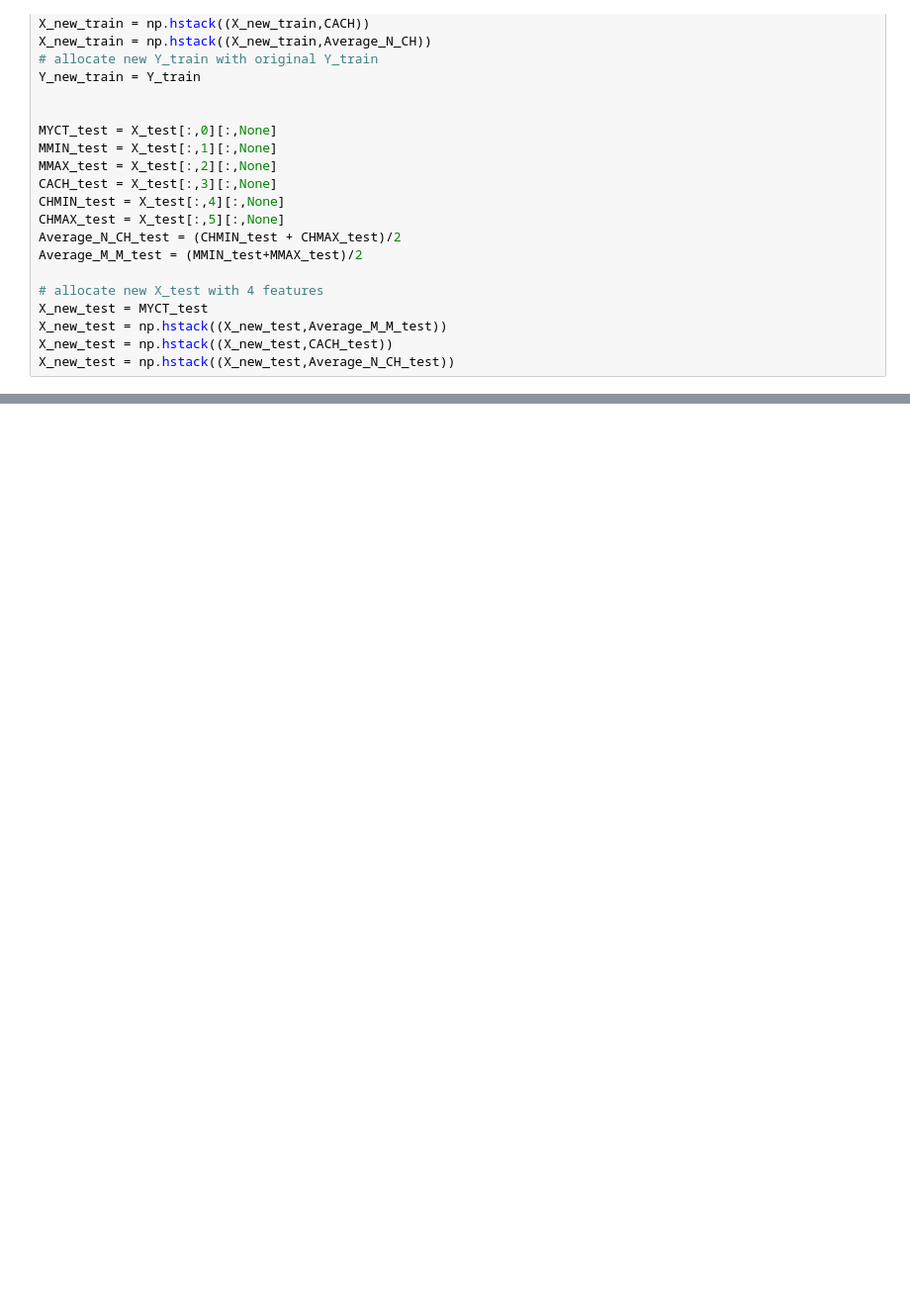
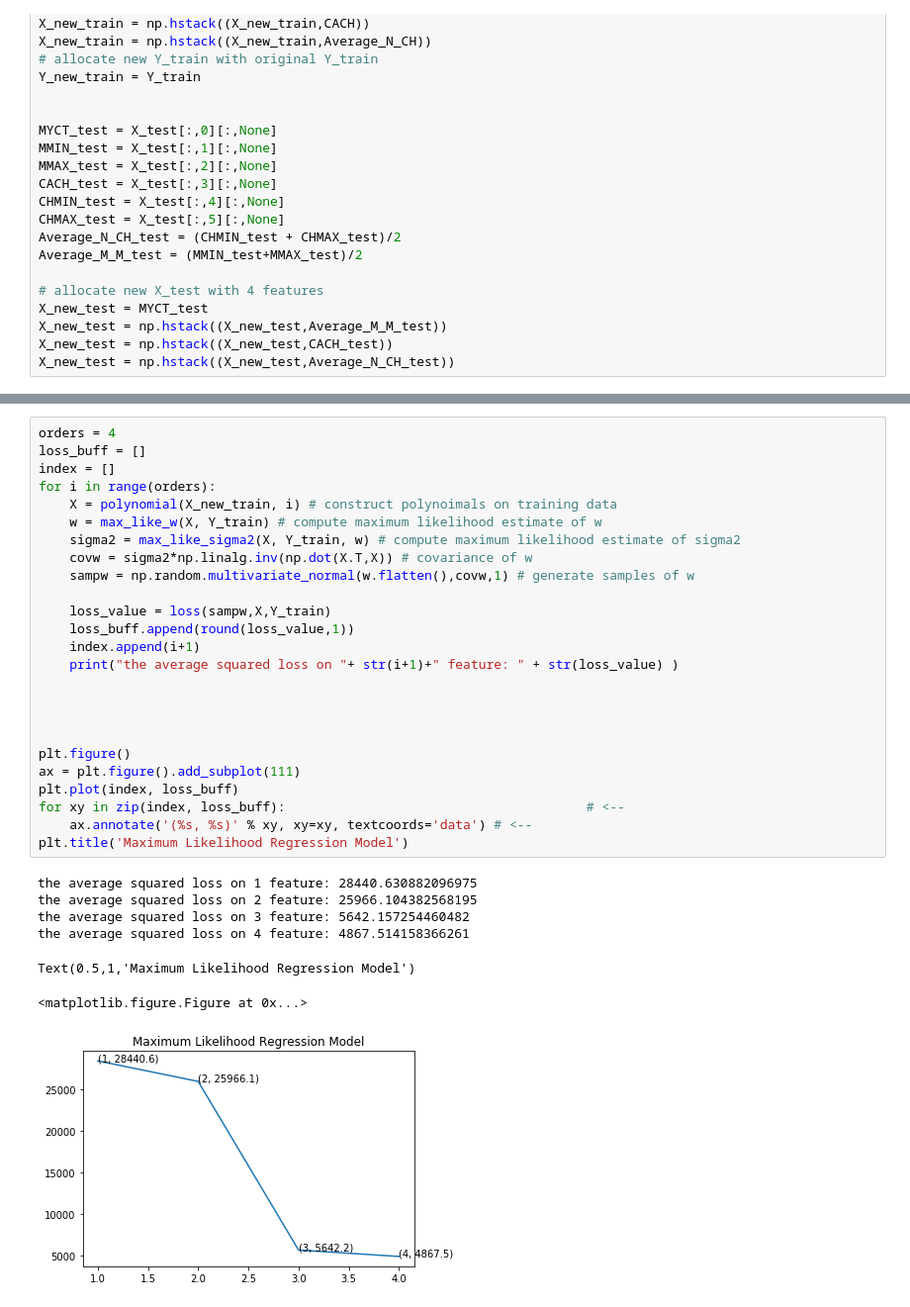
Before and after one commit to yangh567/MLCoursework, a Jupyter notebook: Regression/RM-maximum-likelihood-regression.ipynb, the cells around one changed output, grey strips where cells are left out. Shown at 99% size. Cells and saved outputs as stored; diff of their text form; blank space fills up the shorter version.

```diff
--- a/Regression/RM-maximum-likelihood-regression.ipynb
+++ b/Regression/RM-maximum-likelihood-regression.ipynb
@@ -340,0 +344,33 @@ np.savetxt('my_submission_new_ml.csv', y_pred_pp_new, fmt='%d', delimiter=",",he
+# %%
+orders = 4
+loss_buff = []
+index = []
+for i in range(orders):
+    X = polynomial(X_new_train, i) # construct polynoimals on training data
+    w = max_like_w(X, Y_train) # compute maximum likelihood estimate of w
+    sigma2 = max_like_sigma2(X, Y_train, w) # compute maximum likelihood estimate of sigma2
+    covw = sigma2*np.linalg.inv(np.dot(X.T,X)) # covariance of w
+    sampw = np.random.multivariate_normal(w.flatten(),covw,1) # generate samples of w
+
+    loss_value = loss(sampw,X,Y_train)
+    loss_buff.append(round(loss_value,1))
+    index.append(i+1)
+    print("the average squared loss on "+ str(i+1)+" feature: " + str(loss_value) )
+
+
+
+
+plt.figure()
+ax = plt.figure().add_subplot(111)
+plt.plot(index, loss_buff)
+for xy in zip(index, loss_buff):                                       # <--
+    ax.annotate('(%s, %s)' % xy, xy=xy, textcoords='data') # <--
+plt.title('Maximum Likelihood Regression Model')
+# %% [output]
+the average squared loss on 1 feature: 28440.630882096975
+the average squared loss on 2 feature: 25966.104382568195
+the average squared loss on 3 feature: 5642.157254460482
+the average squared loss on 4 feature: 4867.514158366261
+Text(0.5,1,'Maximum Likelihood Regression Model')
+<matplotlib.figure.Figure at 0x...>
+[figure, added]
```
Also changed, not shown: parts of 9 cells of this notebook, 3 other files.
